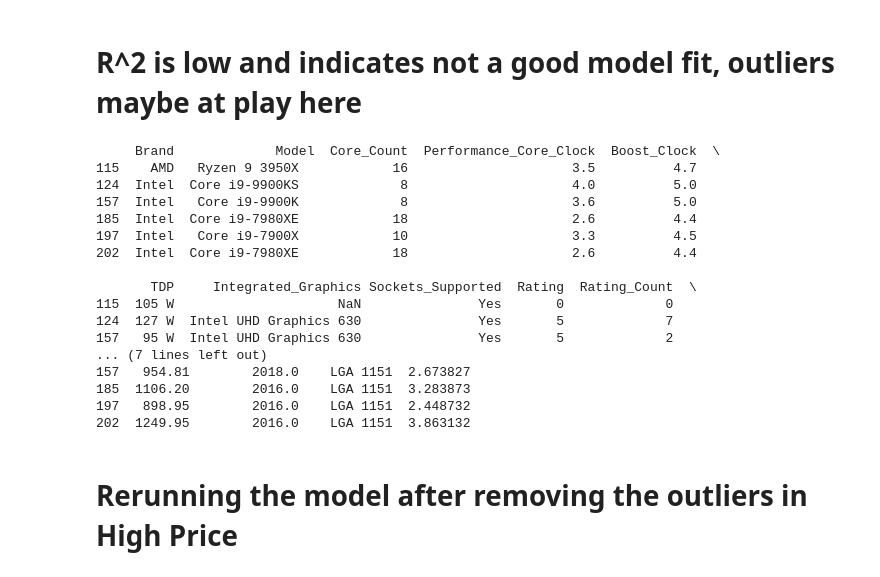
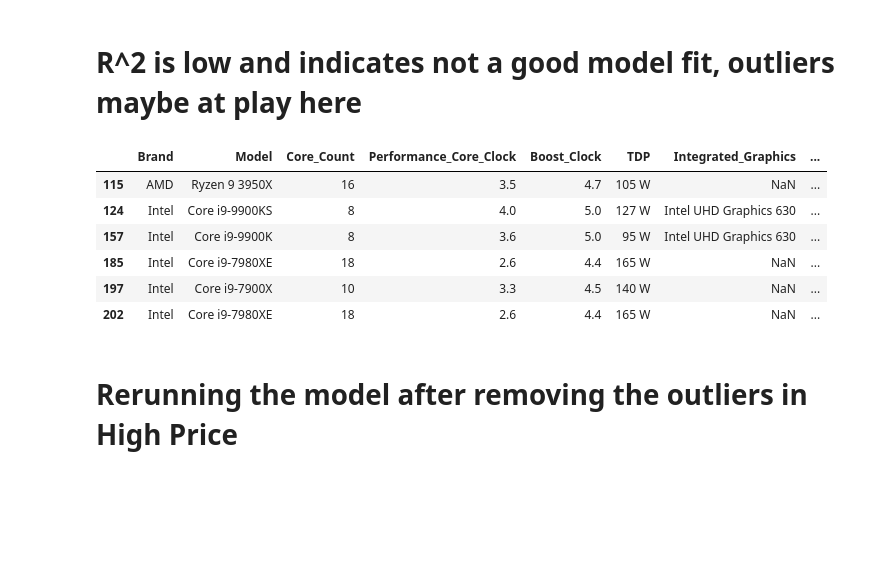
Before and after one commit to knoppds/CSCI_5502_Group_Project_01, a Jupyter notebook: MLR Model.ipynb, the cells around one changed output. Cells and saved outputs as stored; diff of their text form; code cells hidden in the pictures; blank space fills up the shorter version.

```diff
--- a/MLR Model.ipynb
+++ b/MLR Model.ipynb
@@ -69,31 +69,22 @@ Accuracy:  0.2652379245472666
 # %%
 #Find any CPU with outliers in Price on the high end
 df['Price_z'] = (df['Price'] - df['Price'].mean()) / df['Price'].std()
 df['Price_z'] = np.abs(df['Price_z'])
 outliers = df[df['Price_z'] > 2]
-print(outliers)
 
 #Drop the outliers high end
 df = df[df['Price_z'] < 2]
 df = df.drop(columns=['Price_z'])
+
+outliers
 # %% [output]
-     Brand             Model  Core_Count  Performance_Core_Clock  Boost_Clock  \
-115    AMD   Ryzen 9 3950X            16                     3.5          4.7
-124  Intel  Core i9-9900KS             8                     4.0          5.0
-157  Intel   Core i9-9900K             8                     3.6          5.0
-185  Intel  Core i9-7980XE            18                     2.6          4.4
-197  Intel   Core i9-7900X            10                     3.3          4.5
-202  Intel  Core i9-7980XE            18                     2.6          4.4
-
-       TDP     Integrated_Graphics Sockets_Supported  Rating  Rating_Count  \
-115  105 W                     NaN               Yes       0             0
-124  127 W  Intel UHD Graphics 630               Yes       5             7
-157   95 W  Intel UHD Graphics 630               Yes       5             2
-... (7 lines left out)
-157   954.81        2018.0    LGA 1151  2.673827
-185  1106.20        2016.0    LGA 1151  3.283873
-197   898.95        2016.0    LGA 1151  2.448732
-202  1249.95        2016.0    LGA 1151  3.863132
+|  | Brand | Model | Core_Count | Performance_Core_Clock | Boost_Clock | TDP | Integrated_Graphics | ... |
+| 115 | AMD | Ryzen 9 3950X | 16 | 3.5 | 4.7 | 105 W | NaN | ... |
+| 124 | Intel | Core i9-9900KS | 8 | 4.0 | 5.0 | 127 W | Intel UHD Graphics 630 | ... |
+| 157 | Intel | Core i9-9900K | 8 | 3.6 | 5.0 | 95 W | Intel UHD Graphics 630 | ... |
+| 185 | Intel | Core i9-7980XE | 18 | 2.6 | 4.4 | 165 W | NaN | ... |
+| 197 | Intel | Core i9-7900X | 10 | 3.3 | 4.5 | 140 W | NaN | ... |
+| 202 | Intel | Core i9-7980XE | 18 | 2.6 | 4.4 | 165 W | NaN | ... |
 # %% [markdown]
 # Rerunning the model after removing the outliers in High Price
 # %%
```
Also changed, not shown: parts of 3 cells of this notebook, 21 other files.
